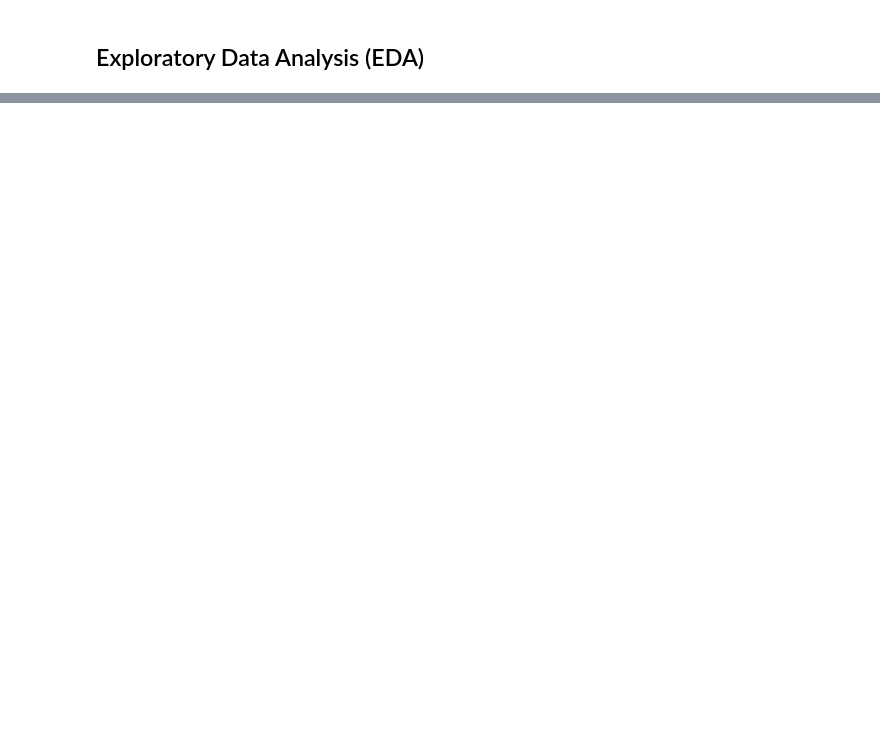
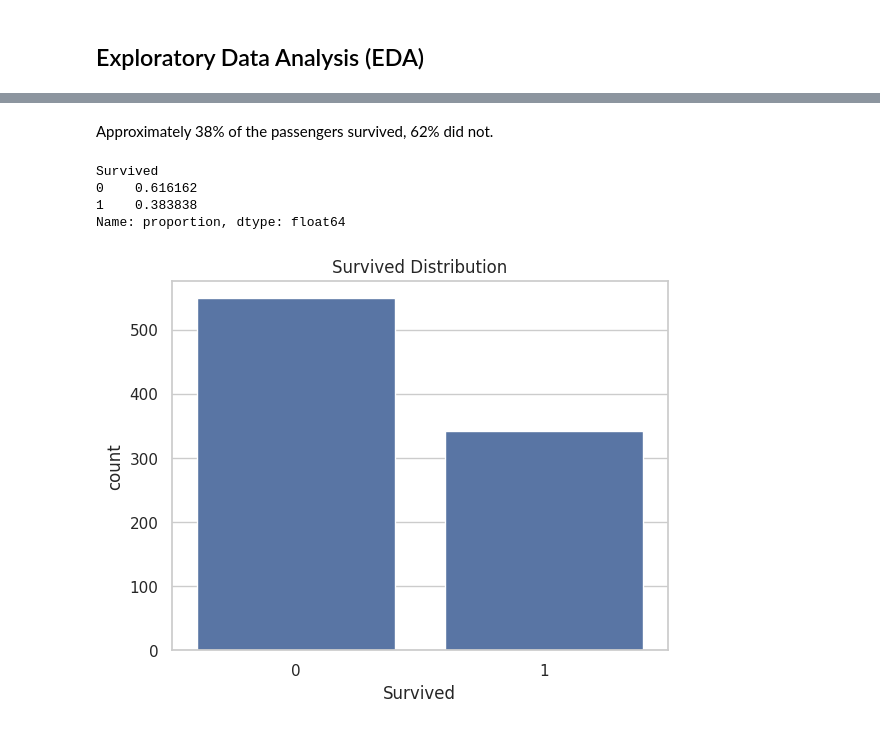
Before and after one commit to andrianllmm/ds100-ws2, a Jupyter notebook: notebooks/notebook.ipynb, the cells around one changed output, grey strips where cells are left out. Drawn from its saved outputs; the diff is of its cells as text; code cells hidden in the pictures; blank space fills up the shorter version.

```diff
--- a/notebooks/notebook.ipynb
+++ b/notebooks/notebook.ipynb
@@ -61,0 +104,16 @@ memory usage: 83.7+ KB
+# %% [markdown]
+Approximately 38% of the passengers survived, 62% did not.
+# %%
+# % of people who survived
+print(df['Survived'].value_counts(normalize=True))
+
+# Target distribution
+sns.countplot(x='Survived', data=df)
+plt.title('Survived Distribution')
+plt.show()
+# %% [output]
+Survived
+0    0.616162
+1    0.383838
+Name: proportion, dtype: float64
+[figure, added]
```
Also changed, not shown: parts of 90 cells of this notebook.
